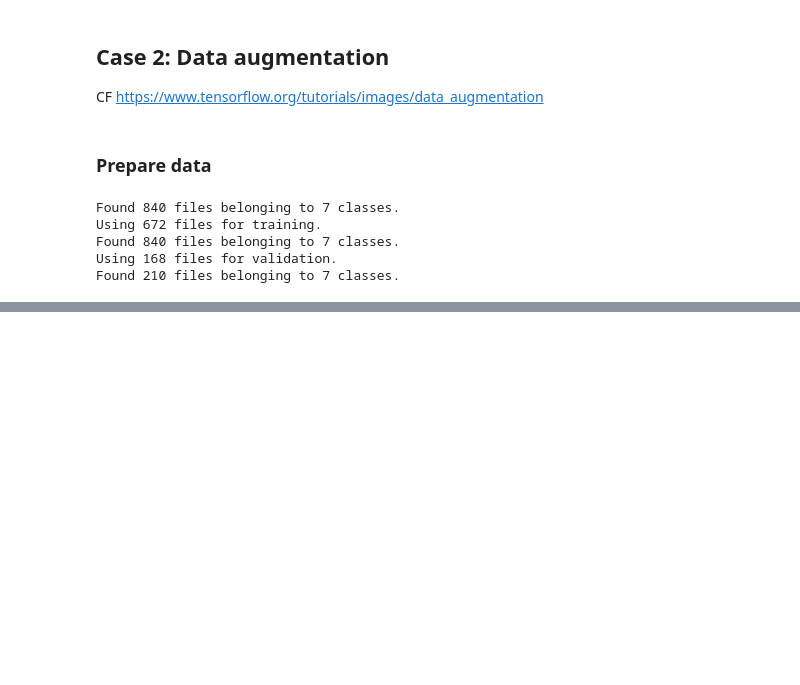
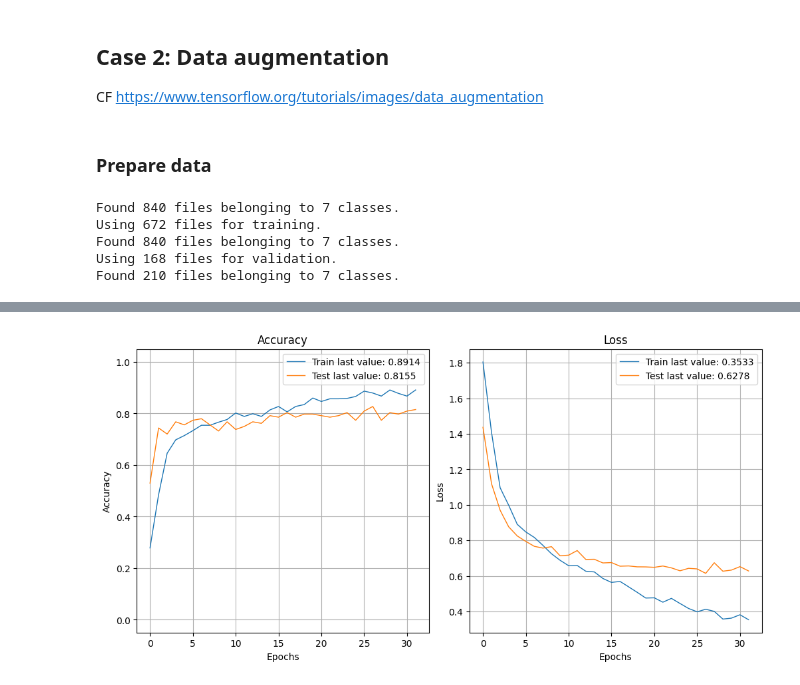
Before and after one commit to Laeti-dev/P6-txt-img_classification, a Jupyter notebook: notebooks/Ikusawa_Laetitia_2_classification.ipynb, the cells around one changed output, grey strips where cells are left out. Saved outputs shown, nothing was run; the diff lists cells and outputs as text; code cells hidden in the pictures; blank space fills up the shorter version.

```diff
--- a/notebooks/Ikusawa_Laetitia_2_classification.ipynb
+++ b/notebooks/Ikusawa_Laetitia_2_classification.ipynb
@@ -880,0 +961,21 @@ plt.close()
+# %%
+data_agmentation_layers = [
+    RandomFlip('horizontal', input_shape=(224, 224, 3)), # Randomly flip the image horizontally
+    RandomRotation(0.1), # Randomly rotate the image by 0.1
+    # RandomZoom(0.1), # Randomly zoom the image by 0.1
+    Rescaling(1./127.5, offset=-1.0) # Rescale the image
+]
+with tf.device('/GPU:0'):
+    model3 = create_model(layers=data_agmentation_layers)
+
+# Create callback
+model_save_path = '../data/models/model3.h5'
+print(f"Model3 will be saved to {model_save_path}")
+checkpoint = ModelCheckpoint(model_save_path, monitor='val_loss', verbose=1, save_best_only=True, mode='min')
+es = EarlyStopping(monitor='val_loss', mode='min', verbose=1, patience=5)
+callbacks_list = [checkpoint, es]
+
+start_time = time.time()
+history = model3.fit(train_set, validation_data=val_set, epochs=50, callbacks=callbacks_list)
+duration = time.time() - start_time
+print(f"Training took {round(duration,2)} seconds")
@@ -880,0 +1023,19 @@ plt.close()
+# %%
+loss, accuracy = model3.evaluate(train_set, verbose=1)
+print(f'Loss: {loss}, Accuracy: {accuracy}')
+
+loss, accuracy = model3.evaluate(val_set, verbose=1)
+print(f'Loss: {loss}, Accuracy: {accuracy}')
+
+model3.load_weights(model_save_path) # Load the best model
+
+loss, accuracy = model3.evaluate(val_set, verbose=0)
+print(f'Test Accuracy: {accuracy}')
+
+loss, accuracy = model3.evaluate(test_set, verbose=0)
+print(f'Validation Accuracy: {accuracy}')
+
+show_history(history)
+plot_history(history, path="../data/models/model3_history.png")
+plt.close()
+# %% [output]
@@ -880,0 +1048 @@ plt.close()
+[figure, added]
```
Also changed, not shown: parts of 30 cells of this notebook, 2 other files.
